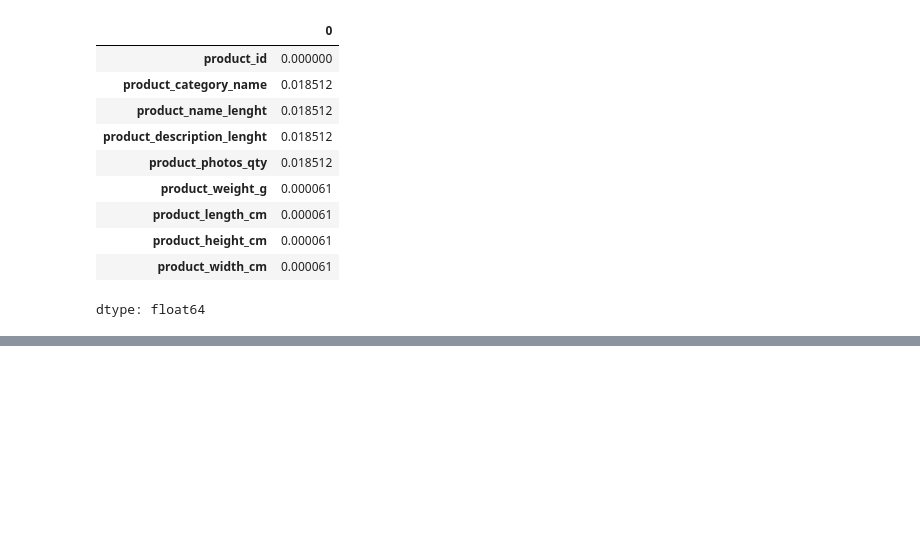
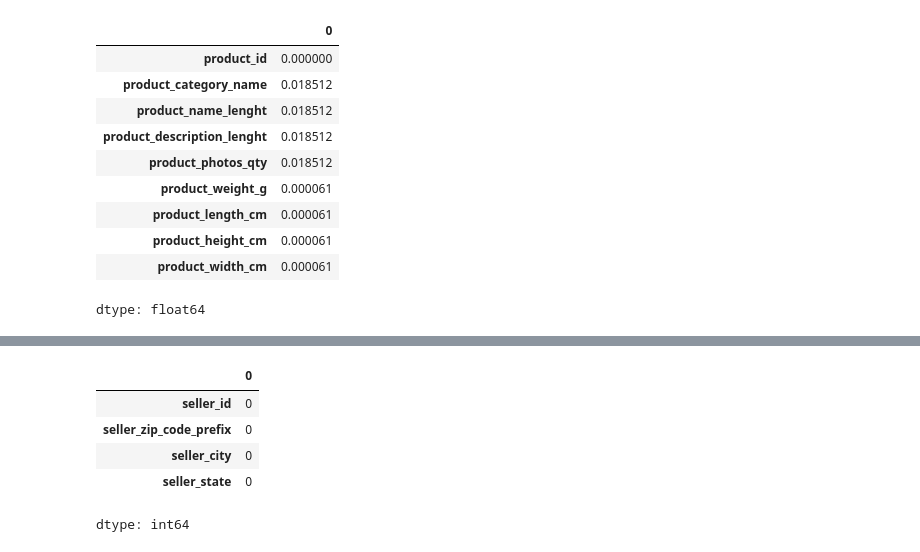
Before and after one commit to NicoD920/base_datos_primavera_2025, a Jupyter notebook: eda.ipynb, the cells around one changed output, grey strips where cells are left out. Cells and saved outputs as stored; diff of their text form; code cells hidden in the pictures; blank space fills up the shorter version.

```diff
--- a/eda.ipynb
+++ b/eda.ipynb
@@ -580,0 +640,9 @@ display(null_rows.head(10))
+# %%
+df_sellers.isnull().sum()
+# %% [output]
+|  | 0 |
+| seller_id | 0 |
+| seller_zip_code_prefix | 0 |
+| seller_city | 0 |
+| seller_state | 0 |
+dtype: int64
```
Also changed, not shown: parts of 14 cells of this notebook.
